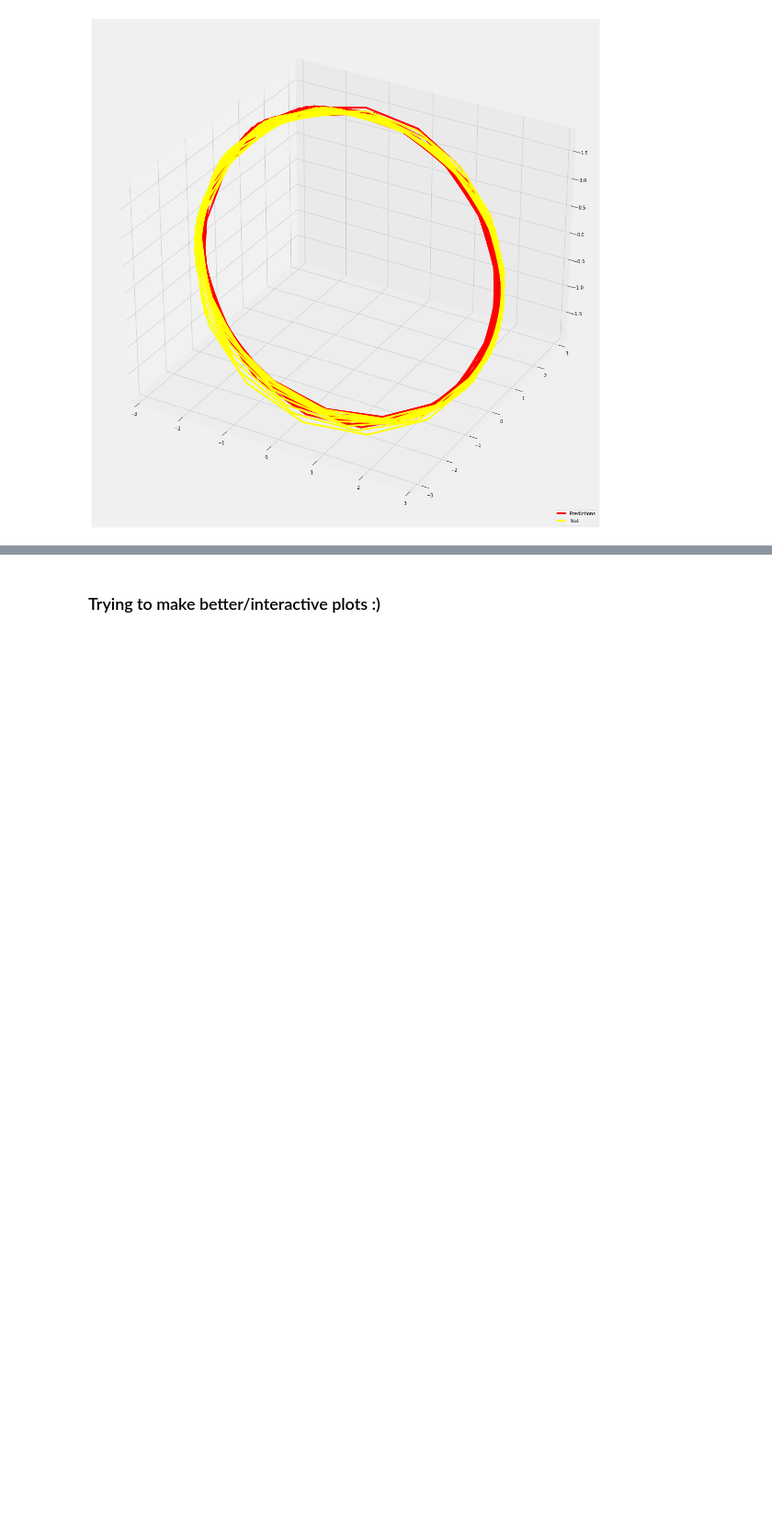
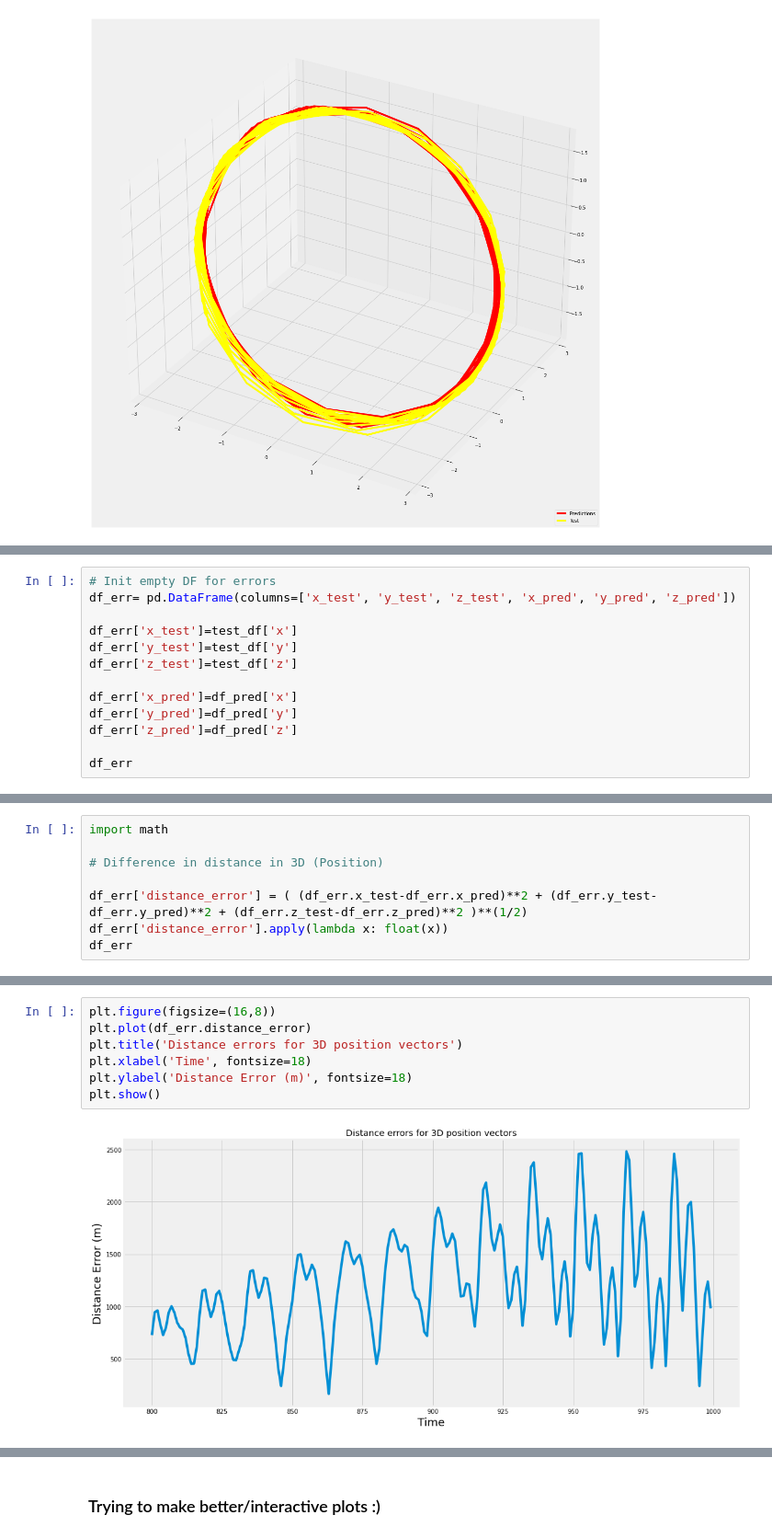
Before and after one commit to vladmarascu/Predicting-Orbits, a Jupyter notebook: RNNs/3rd Body Perturbation RNN Multivariate Full OE.ipynb, the cells around one changed output, grey strips where cells are left out. Shown at 92% size. Drawn from its saved outputs; the diff is of its cells as text; blank space fills up the shorter version.

Commit message:
3d distance errors

```diff
--- a/RNNs/3rd Body Perturbation RNN Multivariate Full OE.ipynb
+++ b/RNNs/3rd Body Perturbation RNN Multivariate Full OE.ipynb
@@ -284,0 +291,13 @@ plt.show()
+# %%
+# Init empty DF for errors
+df_err= pd.DataFrame(columns=['x_test', 'y_test', 'z_test', 'x_pred', 'y_pred', 'z_pred'])
+
+df_err['x_test']=test_df['x']
+df_err['y_test']=test_df['y']
+df_err['z_test']=test_df['z']
+
+df_err['x_pred']=df_pred['x']
+df_err['y_pred']=df_pred['y']
+df_err['z_pred']=df_pred['z']
+
+df_err
@@ -284,0 +318,8 @@ plt.show()
+# %%
+import math
+
+# Difference in distance in 3D (Position)
+
+df_err['distance_error'] = ( (df_err.x_test-df_err.x_pred)**2 + (df_err.y_test-df_err.y_pred)**2 + (df_err.z_test-df_err.z_pred)**2 )**(1/2)
+df_err['distance_error'].apply(lambda x: float(x))
+df_err
@@ -284,0 +340,9 @@ plt.show()
+# %%
+plt.figure(figsize=(16,8))
+plt.plot(df_err.distance_error)
+plt.title('Distance errors for 3D position vectors')
+plt.xlabel('Time', fontsize=18)
+plt.ylabel('Distance Error (m)', fontsize=18)
+plt.show()
+# %% [output]
+[figure, added]
```
Also changed, not shown: parts of 7 cells of this notebook.
